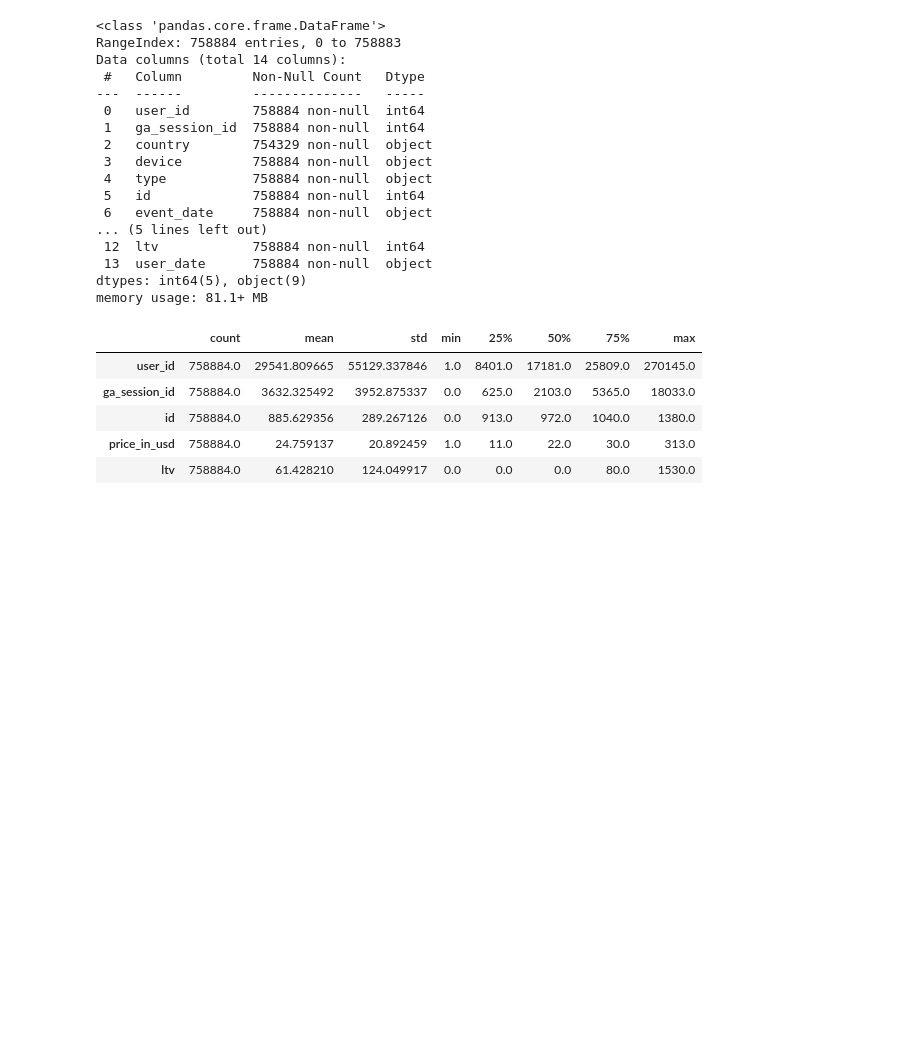
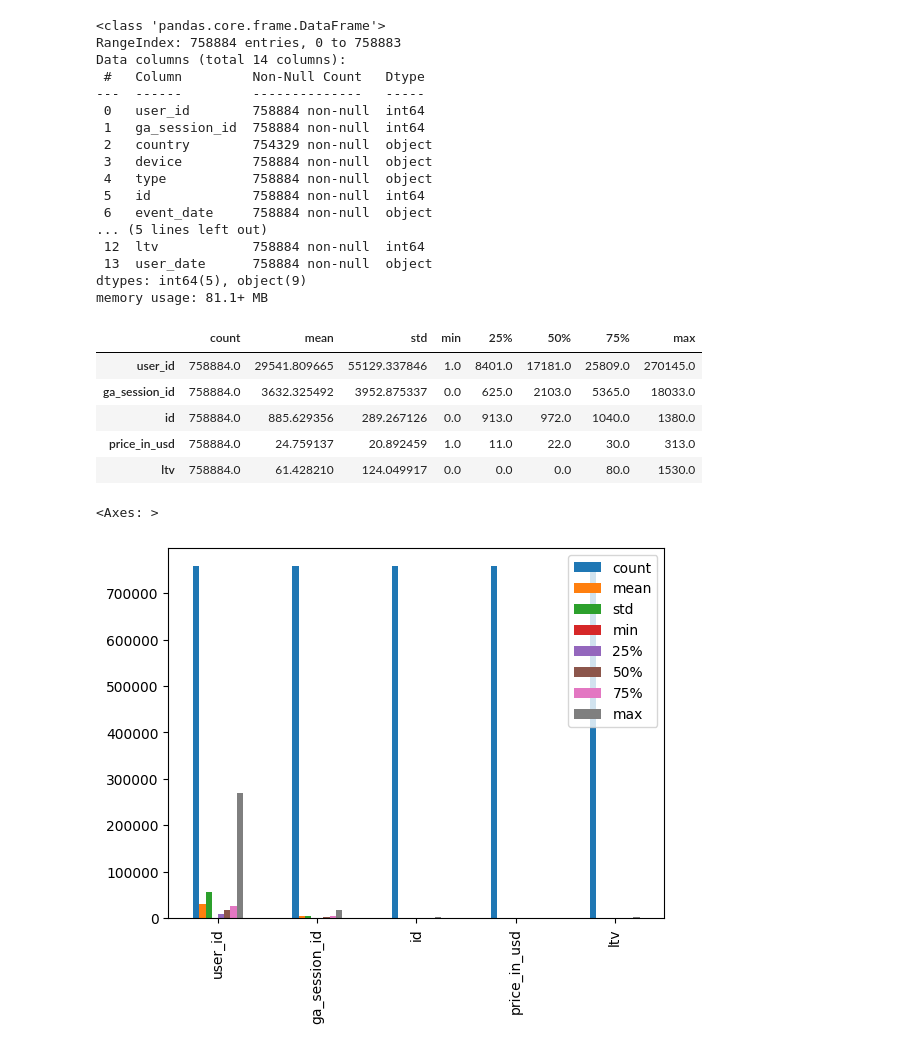
Before and after one commit to hasanenesguray/Data_Visualisation, a Jupyter notebook: Google Merchandise Sales Data/Google Merchandise Sales Data.ipynb, the cells around one changed output. Drawn from its saved outputs; the diff is of its cells as text; code cells hidden in the pictures; blank space fills up the shorter version.

Commit message:
Visualise the dataset

```diff
--- a/Google Merchandise Sales Data/Google Merchandise Sales Data.ipynb
+++ b/Google Merchandise Sales Data/Google Merchandise Sales Data.ipynb
@@ -164,3 +164,8 @@ df.describe().T
 | id | 758884.0 | 885.629356 | 289.267126 | 0.0 | 913.0 | 972.0 | 1040.0 | 1380.0 |
 | price_in_usd | 758884.0 | 24.759137 | 20.892459 | 1.0 | 11.0 | 22.0 | 30.0 | 313.0 |
 | ltv | 758884.0 | 61.428210 | 124.049917 | 0.0 | 0.0 | 0.0 | 80.0 | 1530.0 |
+# %%
+df.describe().T.plot(kind='bar')
+# %% [output]
+<Axes: >
+[figure, added]
```
Also changed, not shown: parts of 5 cells of this notebook.
